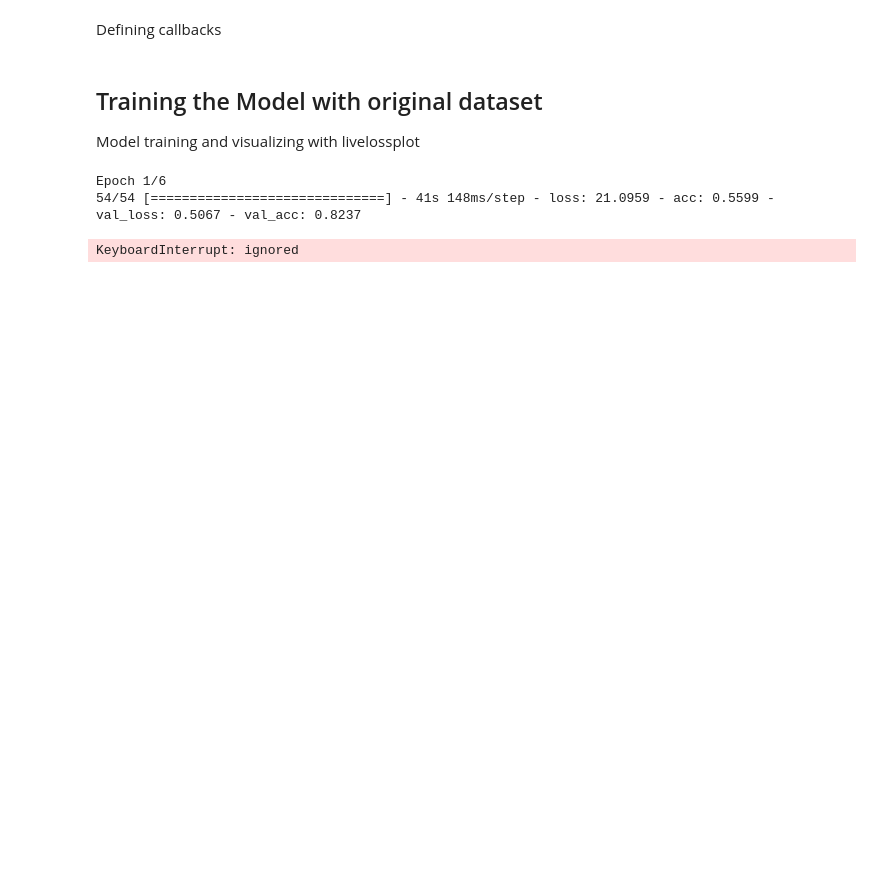
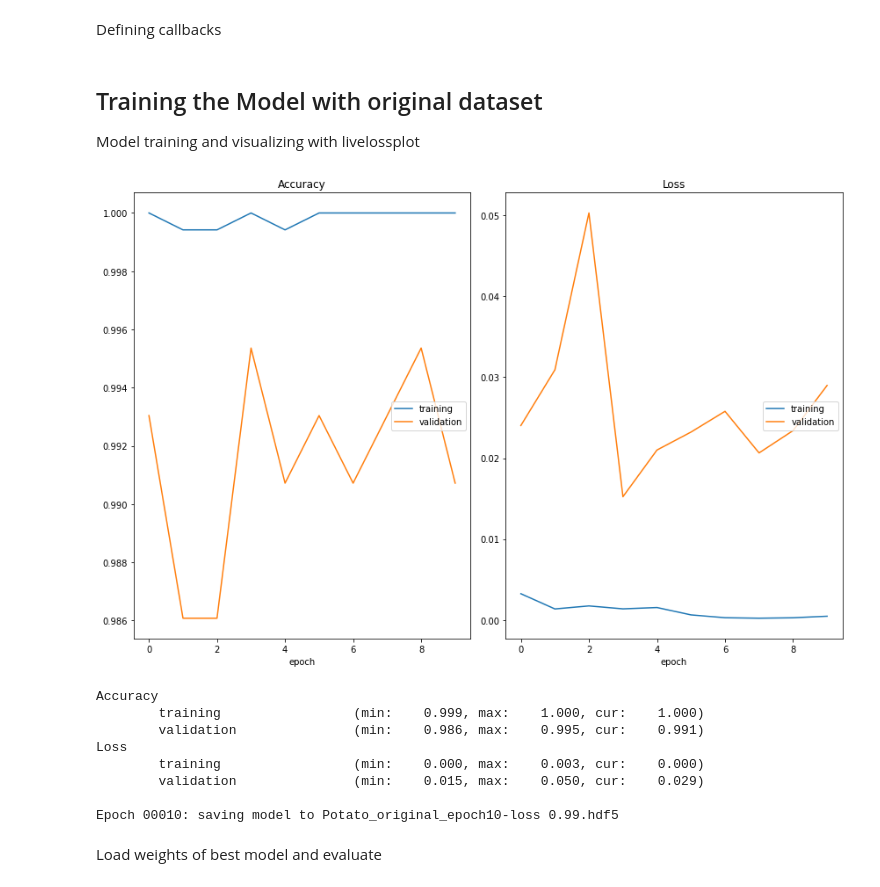
Before and after one commit to sayan0506/Agriculture-project-notes-and-references, a Jupyter notebook: Potato_Leaf_Classifer.ipynb, the cells around one changed output. Cells and saved outputs as stored; diff of their text form; code cells hidden in the pictures; blank space fills up the shorter version.

```diff
--- a/Potato_Leaf_Classifer.ipynb
+++ b/Potato_Leaf_Classifer.ipynb
@@ -740,13 +735,14 @@ _________________________________________________________________
 # %%
 # recommended in the paper
 learning_rate = 0.001
-epochs = 6
+epochs = 10
 batch_size = 32
-loss_fn = 'categorical_crossentropy'
+loss_fn = 'sparse_categorical_crossentropy'
 # %% [markdown]
 ## Configuring wandb to initialize and log training
 # %%
 # initialize wandb with the project
+
 run = wandb.init(project='Potato_disease_classifier',
                  config = {
                      "learning_rate": learning_rate,
@@ -763,6 +759,6 @@ config = wandb.config # will be used to configure the experiment
 keras.backend.clear_session()
 
 # defining the optimizer
-optimizer = Adam(config.learning_rate)
-model1.compile(optimizer=optimizer, loss = loss_fn, metrics = ['acc'])
+optimizer = Adam(lr = 0.001)
+model.compile(optimizer=optimizer, loss = loss_fn, metrics = ['acc'])
 # %% [output]
@@ -774,5 +778,17 @@ Run data is saved locally in /content/wandb/run-20210324_204411-3nn35nau
 # %% [markdown]
 Defining callbacks
+# %%
+# creating model directory to save model details
+if not os.path.isdir('Model'):
+  os.mkdir('Model')
+
+# model checkpoint original
+filepath_original = 'Potato_original_epoch{epoch:02d}-loss {val_acc:0.2f}.hdf5'
+mc_original = ModelCheckpoint(filepath = filepath_original, monitor='val_acc', save_weights_only=True,mode = 'max', verbose = 1)
+
+# model checkpoint augmented
+filepath_augmented = 'Potato_augmented_epoch{epoch:02d}-loss {val_acc:0.2f}.hdf5'
+mc_augmented = ModelCheckpoint(filepath=filepath_augmented, monitor='val_acc', save_weights_only=True,mode = 'max', verbose = 1)
 # %% [markdown]
 ## Training the Model with original dataset
 
@@ -780,8 +799,15 @@ Model training and visualizing with livelossplot
 # %%
-_ = model1.fit(x = x_train_original, y = y_train_original, batch_size = batch_size, epochs = epochs, validation_data=(x_test_original, y_test_original),
-               verbose = 1, callbacks = [model])
+history_original = model.fit(x = x_train_original, y = y_train_original, batch_size = batch_size, epochs = epochs, validation_data=(x_test_original, y_test_original),
+               verbose = 1, callbacks = [PlotLossesKeras(), mc_original])
+#, callbacks = [PlotLossesCallback(), tbcallback])
 #, callbacks = [WandbCallback()])
 # %% [output]
+[figure, added]
-Epoch 1/6
-54/54 [==============================] - 41s 148ms/step - loss: 21.0959 - acc: 0.5599 - val_loss: 0.5067 - val_acc: 0.8237
+Accuracy
+        training                 (min:    0.999, max:    1.000, cur:    1.000)
+        validation               (min:    0.986, max:    0.995, cur:    0.991)
+Loss
+        training                 (min:    0.000, max:    0.003, cur:    0.000)
+        validation               (min:    0.015, max:    0.050, cur:    0.029)
+
+Epoch 00010: saving model to Potato_original_epoch10-loss 0.99.hdf5
-KeyboardInterrupt: ignored
@@ -791,0 +814,2 @@ model1.evaluate(x_train_original, y_train_original)
+# %% [markdown]
+Load weights of best model and evaluate
```
Also changed, not shown: parts of 33 cells of this notebook.
